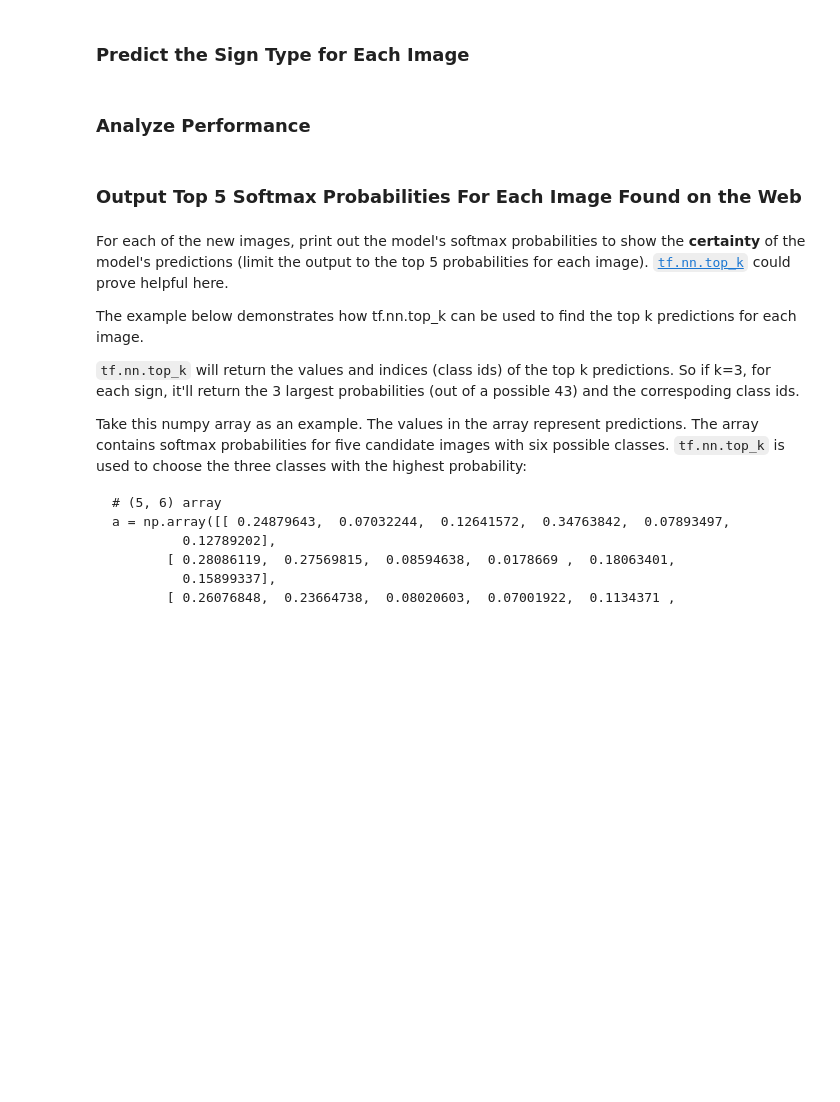
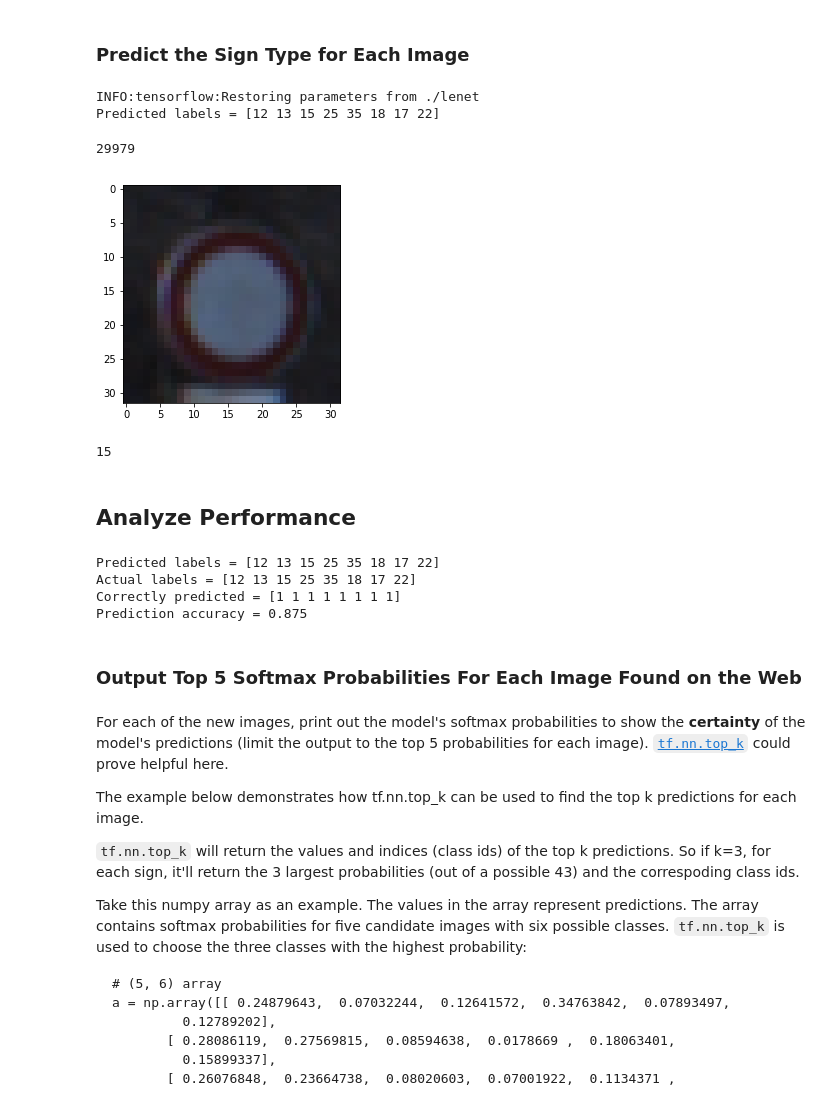
Before and after one commit to GorshkovNikita/CarND-Traffic-Sign-Classifier-Project, a Jupyter notebook: Traffic_Sign_Classifier.ipynb, the cells around one changed output. Drawn from its saved outputs; the diff is of its cells as text; code cells hidden in the pictures; blank space fills up the shorter version.

Commit message:
Almost right model

```diff
--- a/Traffic_Sign_Classifier.ipynb
+++ b/Traffic_Sign_Classifier.ipynb
@@ -256,29 +275,7 @@ def evaluate(X_data, y_data):
     return total_accuracy / num_examples
 
 
-def normalize_data(X_train):
-    return np.expand_dims(np.array([normalize_image(example) for example in X_train]), axis=3)
-
-
-with tf.Session() as sess:
-    sess.run(tf.global_variables_initializer())
-    num_examples = len(X_train)
-#     normalized_x_train = normalize_data(X_train)
-#     print(normalized_x_train.shape)
-
-    print("Training...")
-    print()
-    for i in range(epochs):
-        X_train, y_train = shuffle(X_train, y_train)
-        for offset in range(0, num_examples, batch_size):
-            end = offset + batch_size
-            batch_x, batch_y = X_train[offset:end], y_train[offset:end]
-            sess.run(training_operation, feed_dict={x: batch_x, y: batch_y})
-
-        validation_accuracy = evaluate(X_valid, y_valid)
-        print("EPOCH {} ...".format(i+1))
-        print("Validation Accuracy = {:.3f}".format(validation_accuracy))
-        print()
-
-    saver.save(sess, './lenet')
-    print("Model saved")
+def normalize_data(X):
+    # np.expand_dims(, axis=3)
+    # return np.copy(X)
+    return np.array([normalize_image(example) for example in X])
@@ -309,11 +403,46 @@ You may find `signnames.csv` useful as it contains mappings from the class id (i
 ### Run the predictions here and use the model to output the prediction for each image.
 ### Make sure to pre-process the images with the same pre-processing pipeline used earlier.
 ### Feel free to use as many code cells as needed.
+normalized_images = normalize_data(images)
+labels = np.array([12, 13, 15, 25, 35, 18, 17, 22])
+
+with tf.Session() as sess:
+    saver.restore(sess, tf.train.latest_checkpoint('.'))
+
+    predicted_logits = sess.run(logits, feed_dict={x: normalized_images, y: labels})
+    predicted_labels = np.argmax(predicted_logits, axis=1)
+    print("Predicted labels = " + str(predicted_labels))
+# %% [output]
+INFO:tensorflow:Restoring parameters from ./lenet
+Predicted labels = [12 13 15 25 35 18 17 22]
+# %%
+indexes = np.where(y_train == 15)
+
+index = indexes[0][70]
+print(index)
+plt.imshow(X_train[index])
+plt.show()
+print(y_train[indexes[0][1]])
+# %% [output]
+29979
+[figure, added]
+15
 # %% [markdown]
-### Analyze Performance
+## Analyze Performance
 # %%
 ### Calculate the accuracy for these 5 new images.
 ### For example, if the model predicted 1 out of 5 signs correctly, it's 20% accurate on these new images.
+print("Predicted labels = " + str(predicted_labels))
+print("Actual labels = " + str(labels))
+#     test_accuracy = evaluate(normalized_images, labels)
+correctly_predicted = np.equal(predicted_labels, labels).astype(int)
+print("Correctly predicted = " + str(correctly_predicted))
+print("Prediction accuracy = " + str(len(np.where(predicted == 1)[0]) / len(labels)))
+# %% [output]
+Predicted labels = [12 13 15 25 35 18 17 22]
+Actual labels = [12 13 15 25 35 18 17 22]
+Correctly predicted = [1 1 1 1 1 1 1 1]
+Prediction accuracy = 0.875
 # %% [markdown]
 ### Output Top 5 Softmax Probabilities For Each Image Found on the Web
 # %% [markdown]
```
Also changed, not shown: parts of 9 cells of this notebook, 3 other files.
